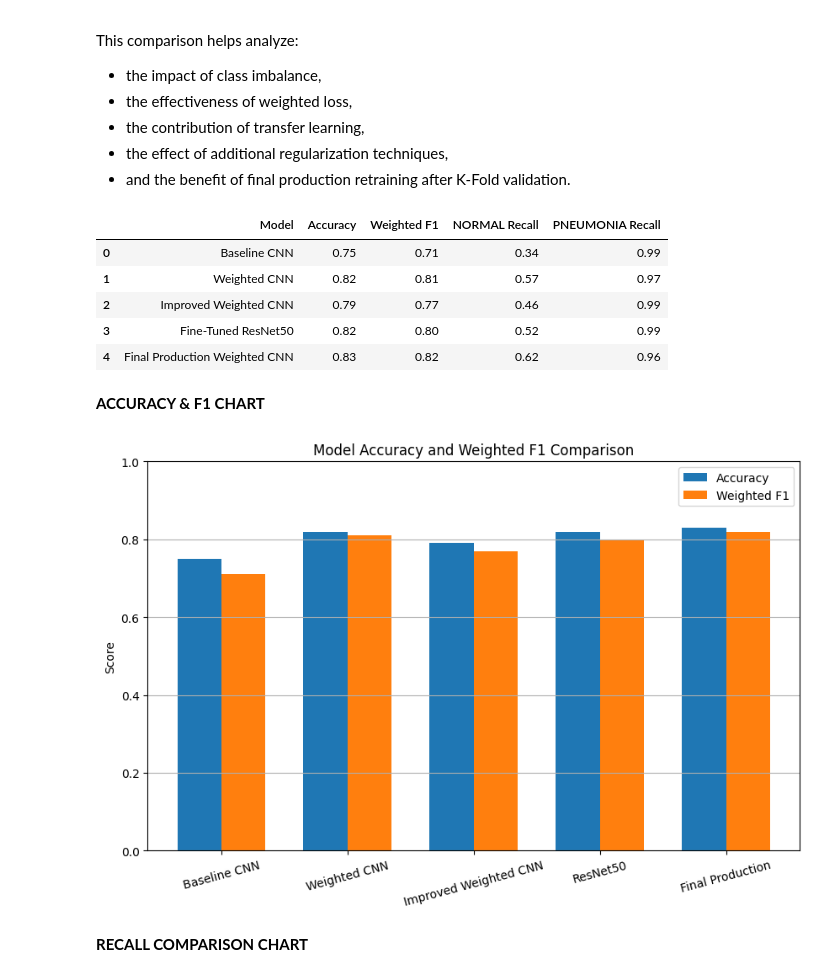
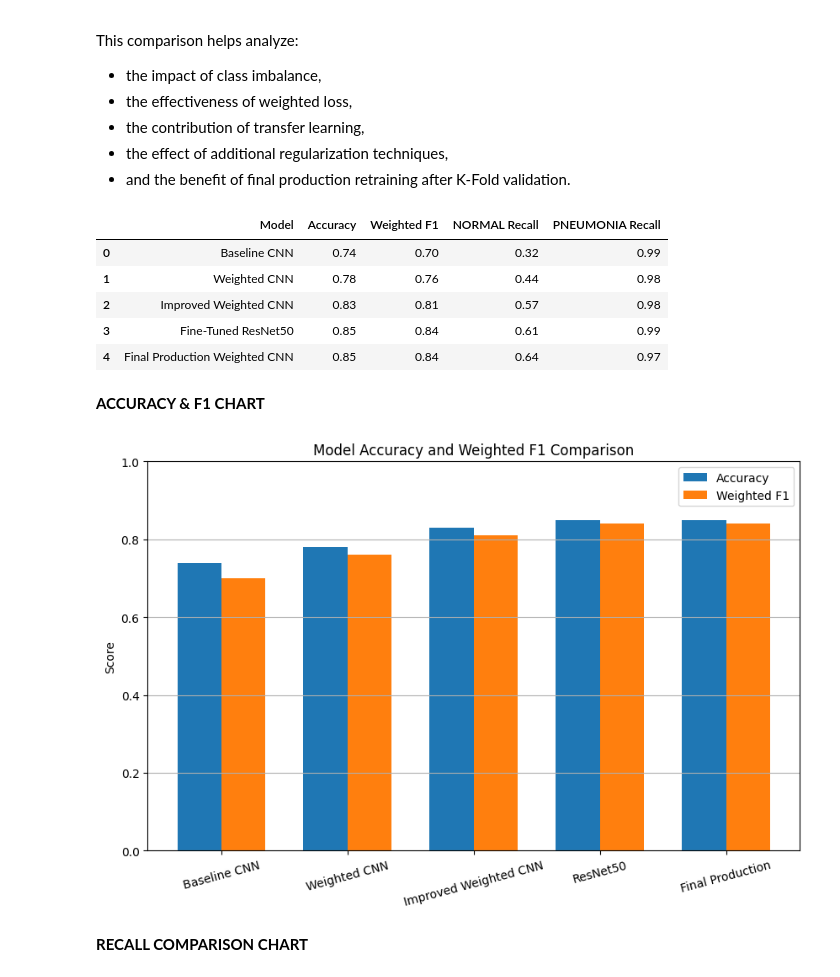
Before and after one commit to Shervinrtd/Chest_Xray, a Jupyter notebook: Chest_Xray.ipynb, the cells around one changed output. Saved outputs shown, nothing was run; the diff lists cells and outputs as text; code cells hidden in the pictures.

```diff
--- a/Chest_Xray.ipynb
+++ b/Chest_Xray.ipynb
@@ -2405,46 +2513,46 @@ comparison_table = pd.DataFrame({
     ],
 
     "Accuracy": [
-        0.75,
-        0.82,
-        0.79,
-        0.82,
-        0.83
+        0.74,
+        0.78,
+        0.83,
+        0.85,
+        0.85
     ],
 
     "Weighted F1": [
-        0.71,
+        0.70,
+        0.76,
         0.81,
-        0.77,
-        0.80,
-        0.82
+        0.84,
+        0.84
     ],
 
     "NORMAL Recall": [
-        0.34,
+        0.32,
+        0.44,
         0.57,
-        0.46,
-        0.52,
-        0.62
+        0.61,
+        0.64
     ],
 
     "PNEUMONIA Recall": [
         0.99,
-        0.97,
+        0.98,
+        0.98,
         0.99,
-        0.99,
-        0.96
+        0.97
     ]
 })
 
 comparison_table
 # %% [output]
 |  | Model | Accuracy | Weighted F1 | NORMAL Recall | PNEUMONIA Recall |
-| 0 | Baseline CNN | 0.75 | 0.71 | 0.34 | 0.99 |
-| 1 | Weighted CNN | 0.82 | 0.81 | 0.57 | 0.97 |
-| 2 | Improved Weighted CNN | 0.79 | 0.77 | 0.46 | 0.99 |
-| 3 | Fine-Tuned ResNet50 | 0.82 | 0.80 | 0.52 | 0.99 |
-| 4 | Final Production Weighted CNN | 0.83 | 0.82 | 0.62 | 0.96 |
+| 0 | Baseline CNN | 0.74 | 0.70 | 0.32 | 0.99 |
+| 1 | Weighted CNN | 0.78 | 0.76 | 0.44 | 0.98 |
+| 2 | Improved Weighted CNN | 0.83 | 0.81 | 0.57 | 0.98 |
+| 3 | Fine-Tuned ResNet50 | 0.85 | 0.84 | 0.61 | 0.99 |
+| 4 | Final Production Weighted CNN | 0.85 | 0.84 | 0.64 | 0.97 |
 # %% [markdown]
 **ACCURACY & F1 CHART**
 # %%
@@ -2459,9 +2567,9 @@ models = [
     "Final Production"
 ]
 
-accuracy = [0.75, 0.82, 0.79, 0.82, 0.83]
+accuracy = [0.74, 0.78, 0.83, 0.85, 0.85]
 
-weighted_f1 = [0.71, 0.81, 0.77, 0.80, 0.82]
+weighted_f1 = [0.70, 0.76, 0.81, 0.84, 0.84]
 
 x = np.arange(len(models))
 
@@ -2474,34 +2582,34 @@ plt.bar(
     accuracy,
     width,
     label='Accuracy'
 )
 
 plt.bar(
     x + width/2,
     weighted_f1,
     width,
     label='Weighted F1'
 )
 
 plt.xticks(
     x,
     models,
     rotation=15
 )
 
 plt.ylabel("Score")
 
 plt.title("Model Accuracy and Weighted F1 Comparison")
 
 plt.ylim(0, 1.0)
 
 plt.legend()
 
 plt.grid(axis='y')
 
 plt.show()
 # %% [output]
-[figure, old version]
+[figure, new version]
 # %% [markdown]
 **RECALL COMPARISON CHART**
 # %%
```
Also changed, not shown: parts of 55 cells of this notebook.
